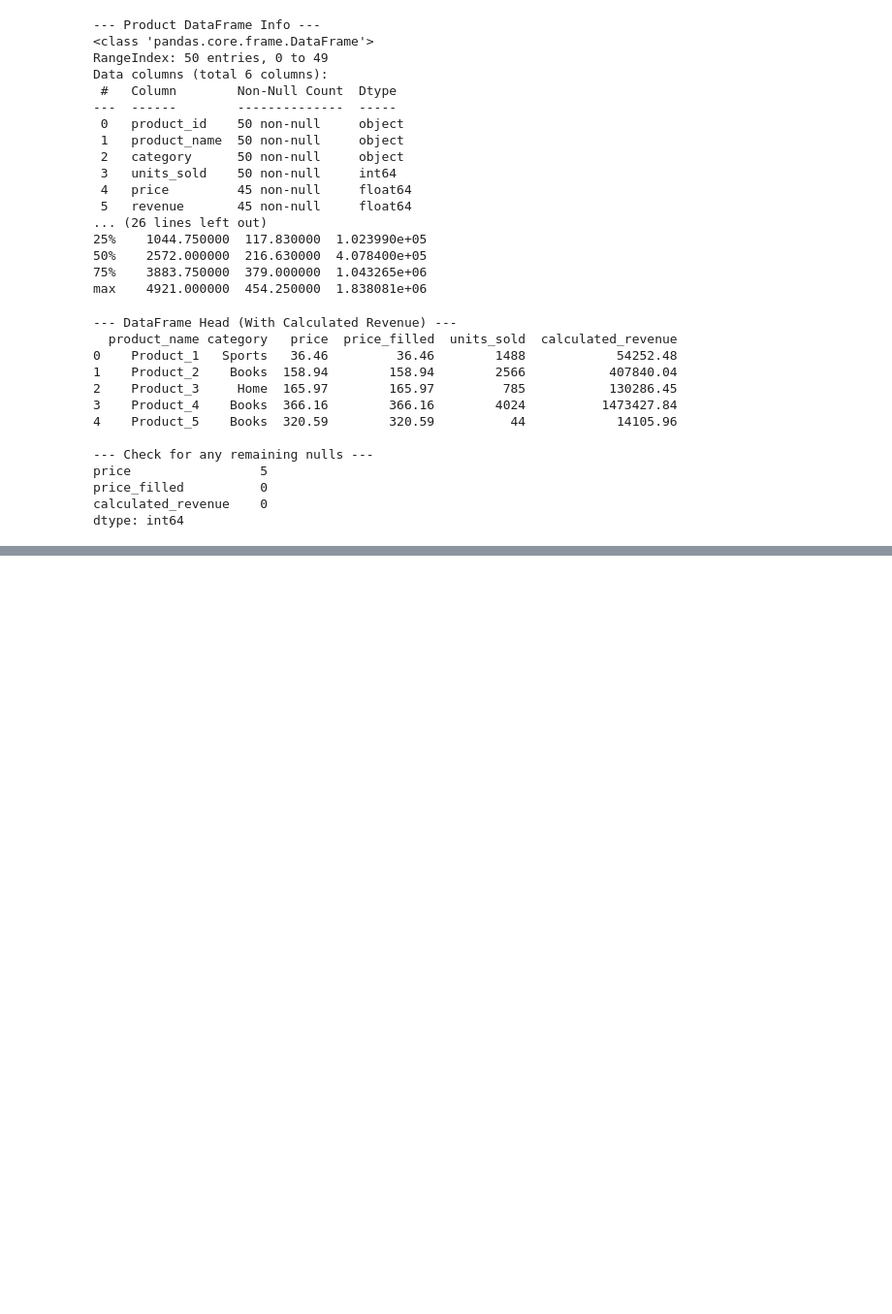
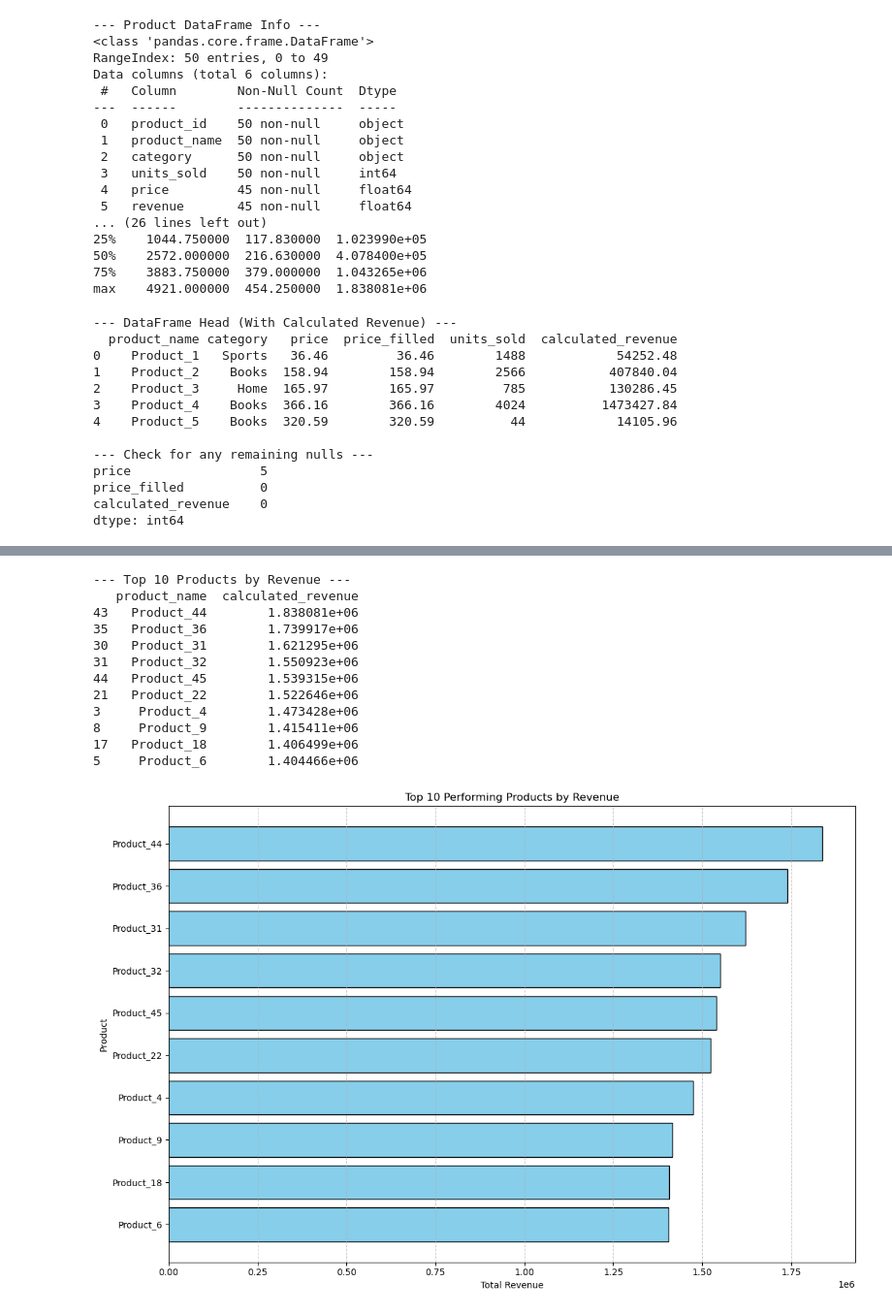
Before and after one commit to josvaEilertsen/ITPFAProject, a Jupyter notebook: Notebook.ipynb, the cells around one changed output, grey strips where cells are left out. Shown at 97% size. Drawn from its saved outputs; the diff is of its cells as text; code cells hidden in the pictures; blank space fills up the shorter version.

```diff
--- a/Notebook.ipynb
+++ b/Notebook.ipynb
@@ -328,0 +373,48 @@ dtype: int64
+# %%
+#2d
+#create a horizontal bar chart of the Top 10 products
+
+#Get the Top 10 products
+#sort by calculated_revenue
+top_10_products = df_products.sort_values(
+    by='calculated_revenue',
+    ascending=False
+).head(10)
+
+#Show the data for the chart
+print("--- Top 10 Products by Revenue ---")
+print(top_10_products[['product_name', 'calculated_revenue']])
+
+#Create chart
+plt.figure(figsize=(12, 8))
+plt.barh(
+    top_10_products['product_name'],
+    top_10_products['calculated_revenue'],
+    color='skyblue',
+    edgecolor='black'
+)
+
+#labels and title
+plt.title('Top 10 Performing Products by Revenue')
+plt.xlabel('Total Revenue')
+plt.ylabel('Product')
+plt.gca().invert_yaxis() #show highest earner at the top
+plt.grid(axis='x', linestyle='--', alpha=0.6) #Add grid
+
+#Display plot
+plt.tight_layout()
+plt.show()
+# %% [output]
+--- Top 10 Products by Revenue ---
+   product_name  calculated_revenue
+43   Product_44        1.838081e+06
+35   Product_36        1.739917e+06
+30   Product_31        1.621295e+06
+31   Product_32        1.550923e+06
+44   Product_45        1.539315e+06
+21   Product_22        1.522646e+06
+3     Product_4        1.473428e+06
+8     Product_9        1.415411e+06
+17   Product_18        1.406499e+06
+5     Product_6        1.404466e+06
+[figure, added]
```
Also changed, not shown: parts of 2 cells of this notebook.
